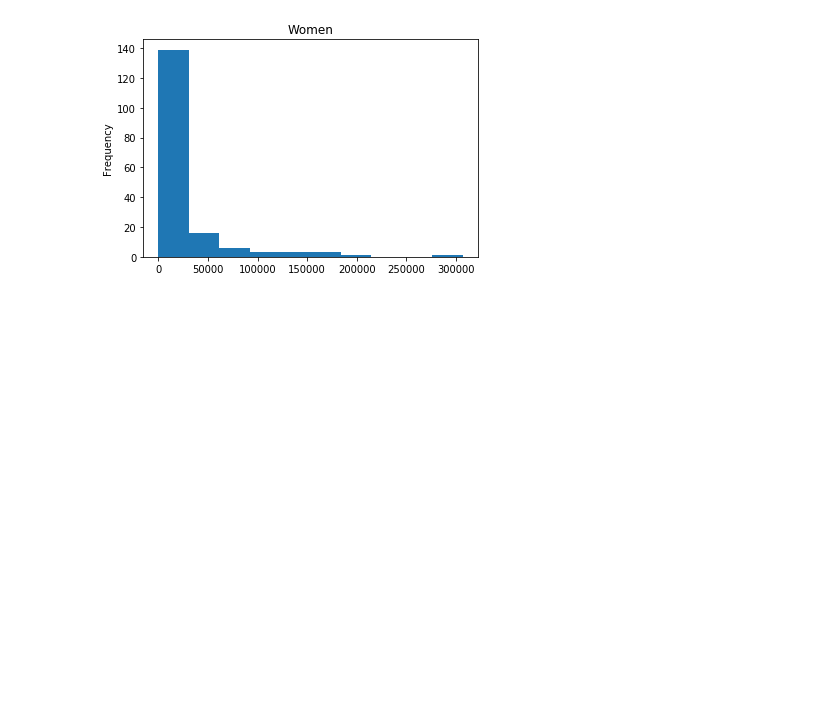
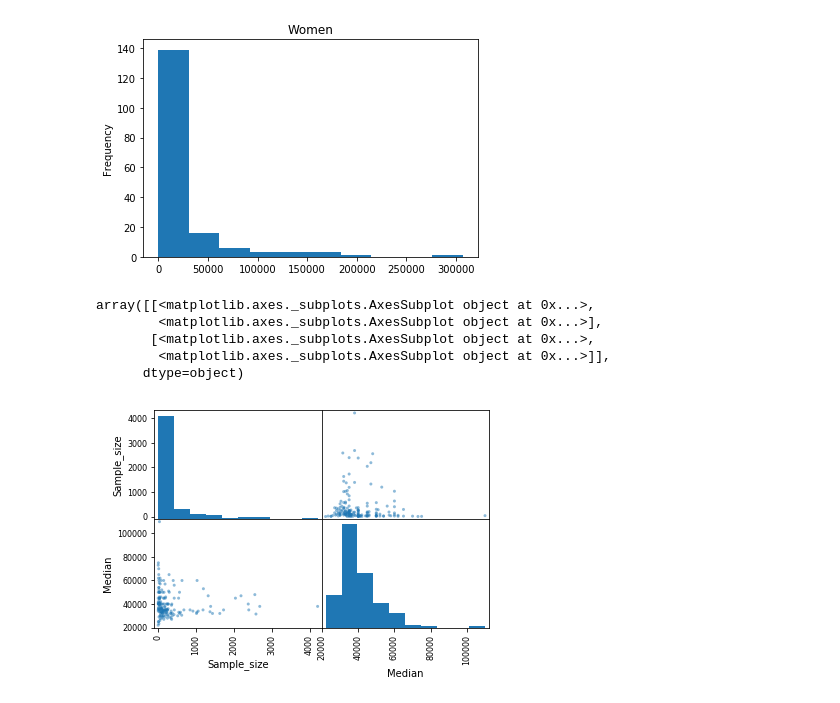
Before and after one commit to hsdistefa/college-major-earnings, a Jupyter notebook: college_major_earnings.ipynb, the cells around one changed output. Cells and saved outputs as stored; diff of their text form; code cells hidden in the pictures; blank space fills up the shorter version.

Commit message:
Added matrix and bar plots

```diff
--- a/college_major_earnings.ipynb
+++ b/college_major_earnings.ipynb
@@ -133,3 +134,12 @@ recent_grads['Women'].plot(kind='hist', title='Women')
 # %% [output]
 <matplotlib.axes._subplots.AxesSubplot at 0x...>
 [figure]
+# %%
+scatter_matrix(recent_grads[['Sample_size', 'Median']])
+# %% [output]
+array([[<matplotlib.axes._subplots.AxesSubplot object at 0x...>,
+        <matplotlib.axes._subplots.AxesSubplot object at 0x...>],
+       [<matplotlib.axes._subplots.AxesSubplot object at 0x...>,
+        <matplotlib.axes._subplots.AxesSubplot object at 0x...>]],
+      dtype=object)
+[figure, added]
```
Also changed, not shown: parts of 5 cells of this notebook.
